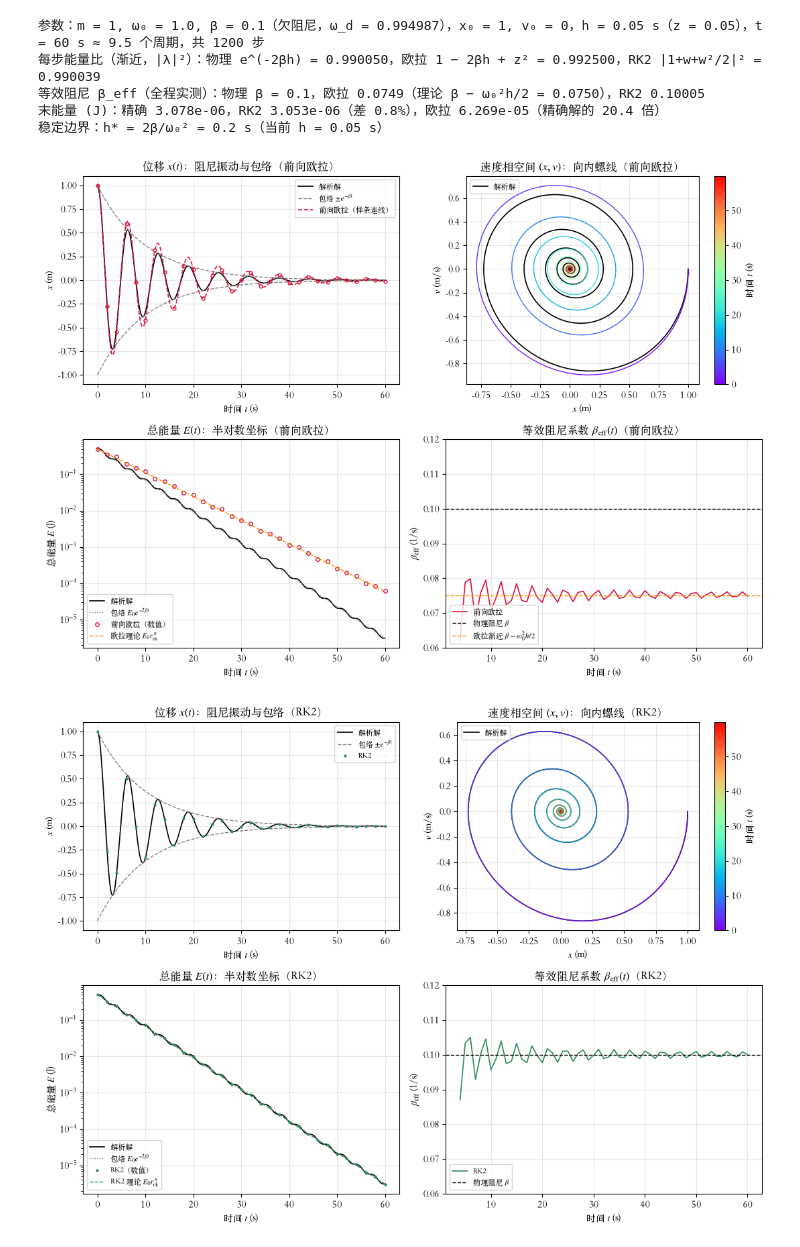
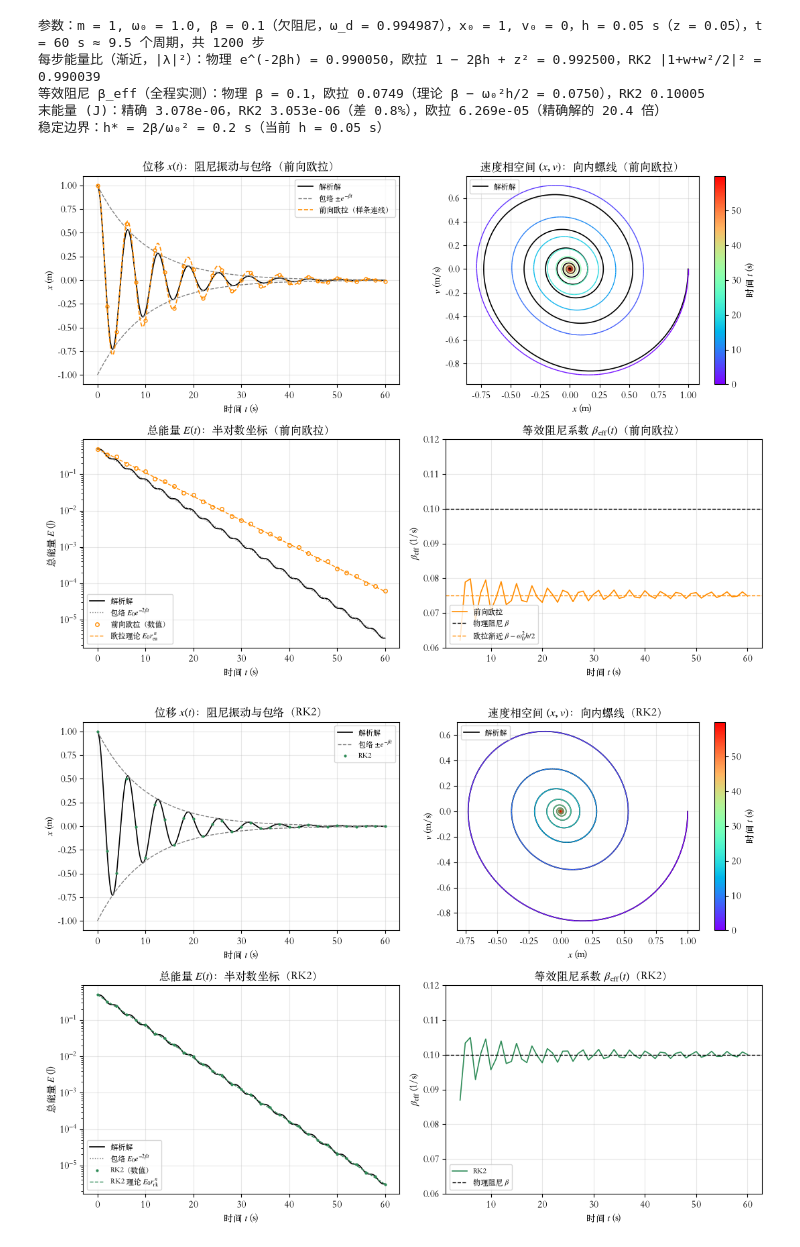
Before and after one commit to xzhouwhu/ClassicalMechanics, a Jupyter notebook: Chapter2/7_damped_oscillator_euler_rk2.ipynb, the cells around one changed output. Cells and saved outputs as stored; diff of their text form; code cells hidden in the pictures.

```diff
--- a/Chapter2/7_damped_oscillator_euler_rk2.ipynb
+++ b/Chapter2/7_damped_oscillator_euler_rk2.ipynb
@@ -131,8 +131,8 @@ ax.plot(t, env, '--', color='gray', lw=1, label=r'包络 $\pm e^{-\beta t}$')
 ax.plot(t, -env, '--', color='gray', lw=1)
 cs_eu = CubicSpline(t, x_eu)
 t_f = np.linspace(0.0, t_end, 800)
-ax.plot(t_f, cs_eu(t_f), '--', color='crimson', lw=1.2, label='前向欧拉（样条连线）')
-ax.plot(t, x_eu, 'o', color='crimson', ms=3.5, mfc='none', markevery=40)
+ax.plot(t_f, cs_eu(t_f), '--', color='darkorange', lw=1.2, label='前向欧拉（样条连线）')
+ax.plot(t, x_eu, 'o', color='darkorange', ms=3.5, mfc='none', markevery=40)
 ax.set_xlabel('时间 $t$ (s)')
 ax.set_ylabel('$x$ (m)')
 ax.set_title('位移 $x(t)$：阻尼振动与包络（前向欧拉）')
@@ -156,36 +156,36 @@ fig.colorbar(lc, ax=ax, label='时间 $t$ (s)')
 
 # (c) 总能量（半对数）
 ax = axs[1, 0]
 steps = np.arange(n_steps + 1)
 ax.semilogy(t, E_ex, 'k-', lw=1.2, label='解析解')
 ax.semilogy(t, E0 * np.exp(-2 * beta * t), ':', color='gray', lw=1, label=r'包络 $E_0 e^{-2\beta t}$')
-ax.semilogy(t, E_eu, 'o', color='crimson', ms=4, mfc='none', markevery=40, label='前向欧拉（数值）')
+ax.semilogy(t, E_eu, 'o', color='darkorange', ms=4, mfc='none', markevery=40, label='前向欧拉（数值）')
 ax.semilogy(t, E0 * r_eu ** steps, '--', color='darkorange', lw=1, label=r'欧拉理论 $E_0 r_{\rm eu}^{\,n}$')
 ax.set_xlabel('时间 $t$ (s)')
 ax.set_ylabel('总能量 $E$ (J)')
 ax.set_title('总能量 $E(t)$：半对数坐标（前向欧拉）')
 ax.legend(loc='lower left', fontsize=8)
 ax.grid(alpha=0.3)
 
 # (d) 等效阻尼系数（累计估计）
 ax = axs[1, 1]
 sel = np.arange(int(4.0 / h), n_steps + 1, 20)
 beff_eu_t = -np.log(E_eu[sel] / E0) / (2 * t[sel])
-ax.plot(t[sel], beff_eu_t, '-', color='crimson', lw=1.2, label='前向欧拉')
+ax.plot(t[sel], beff_eu_t, '-', color='darkorange', lw=1.2, label='前向欧拉')
 ax.axhline(beta, color='k', ls='--', lw=1, label=r'物理阻尼 $\beta$')
 ax.axhline(beta - 0.5 * omega0**2 * h, color='darkorange', ls='--', lw=1, label=r'欧拉渐近 $\beta - \omega_0^2 h/2$')
 ax.set_ylim(0.06, 0.12)
 ax.set_xlabel('时间 $t$ (s)')
 ax.set_ylabel(r'$\beta_{\rm eff}$ (1/s)')
 ax.set_title(r'等效阻尼系数 $\beta_{\rm eff}(t)$（前向欧拉）')
 ax.legend(loc='lower left', fontsize=8)
 ax.grid(alpha=0.3)
 
 plt.tight_layout()
 fig.savefig('outputs/7_damped_oscillator_euler.pdf', bbox_inches='tight')
 plt.show()
 # %% [output]
-[figure, old version]
+[figure, new version]
 # %%
 fig, axs = plt.subplots(2, 2, figsize=(11, 8))
 
```
Also changed, not shown: parts of 1 cell of this notebook, 8 other files.
